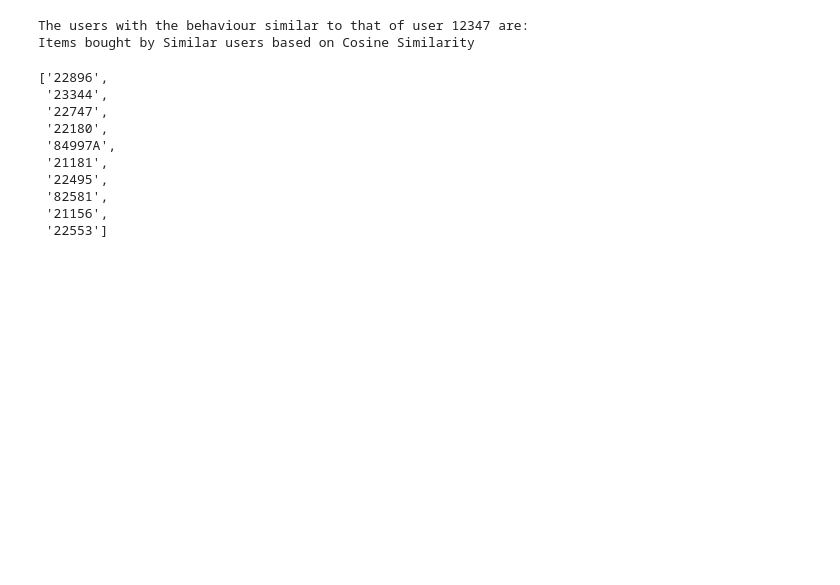
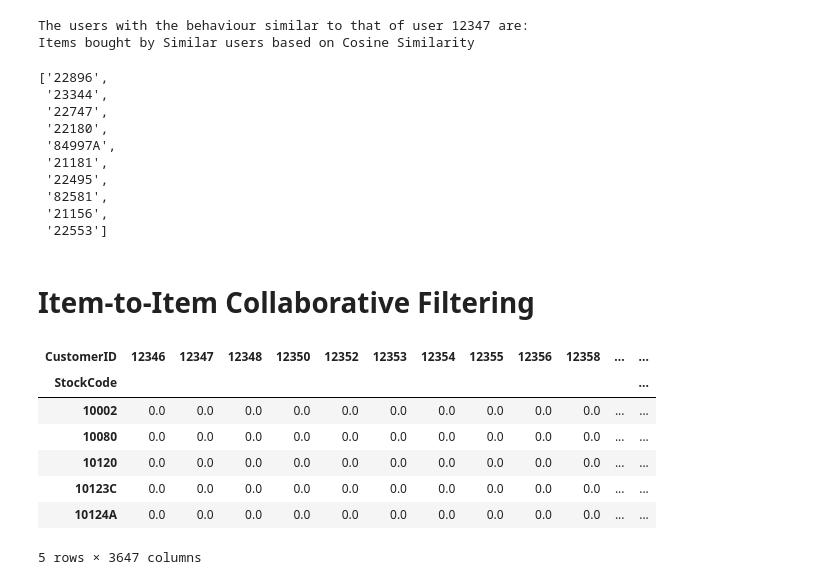
Before and after one commit to ankesh86/RecommendationSystems, a Jupyter notebook: CollaborativeFilteringRecommendation.ipynb, the cells around one changed output. Cells and saved outputs as stored; diff of their text form; code cells hidden in the pictures; blank space fills up the shorter version.

```diff
--- a/CollaborativeFilteringRecommendation.ipynb
+++ b/CollaborativeFilteringRecommendation.ipynb
@@ -201,3 +201,17 @@ Items bought by Similar users based on Cosine Similarity
  '82581',
  '21156',
  '22553']
+# %% [markdown]
+# **Item-to-Item Collaborative Filtering**
+# %%
+items_purchase_df = (data1.groupby(['StockCode','CustomerID'])['Quantity'].sum().unstack().reset_index().fillna(0).set_index('StockCode'))
+items_purchase_df.head()
+# %% [output]
+| CustomerID | 12346 | 12347 | 12348 | 12350 | 12352 | 12353 | 12354 | 12355 | 12356 | 12358 | ... | ... |
+| StockCode |  |  |  |  |  |  |  |  |  |  |  | ... |
+| 10002 | 0.0 | 0.0 | 0.0 | 0.0 | 0.0 | 0.0 | 0.0 | 0.0 | 0.0 | 0.0 | ... | ... |
+| 10080 | 0.0 | 0.0 | 0.0 | 0.0 | 0.0 | 0.0 | 0.0 | 0.0 | 0.0 | 0.0 | ... | ... |
+| 10120 | 0.0 | 0.0 | 0.0 | 0.0 | 0.0 | 0.0 | 0.0 | 0.0 | 0.0 | 0.0 | ... | ... |
+| 10123C | 0.0 | 0.0 | 0.0 | 0.0 | 0.0 | 0.0 | 0.0 | 0.0 | 0.0 | 0.0 | ... | ... |
+| 10124A | 0.0 | 0.0 | 0.0 | 0.0 | 0.0 | 0.0 | 0.0 | 0.0 | 0.0 | 0.0 | ... | ... |
+5 rows × 3647 columns
```
Also changed, not shown: parts of 7 cells of this notebook.
